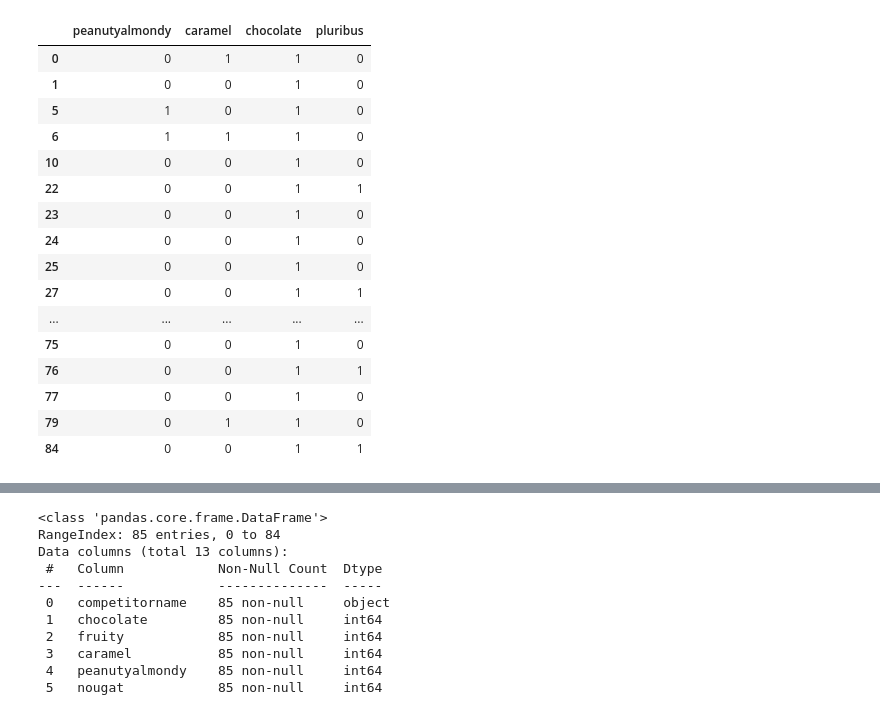
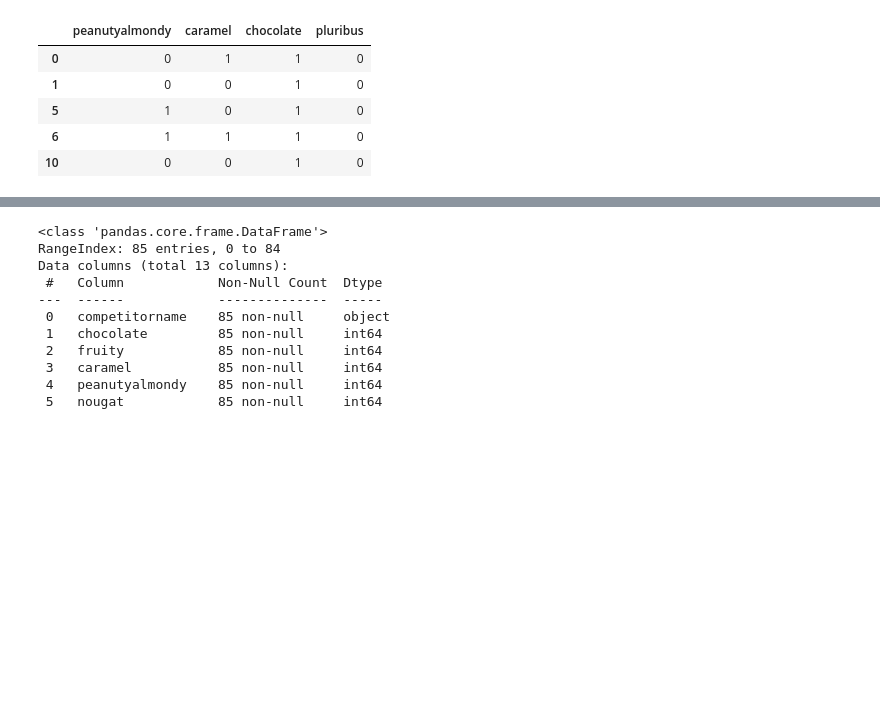
Before and after one commit to Eezzeldin/candy, a Jupyter notebook: candy_priceElasticity.ipynb, the cells around one changed output, grey strips where cells are left out. Drawn from its saved outputs; the diff is of its cells as text; code cells hidden in the pictures; blank space fills up the shorter version.

```diff
--- a/candy_priceElasticity.ipynb
+++ b/candy_priceElasticity.ipynb
@@ -68,21 +49,10 @@ data [c] [['fruity', 'pluribus', 'hard'] ]
 # %%
 c = data ["chocolate"] == 1
-data [c] [['peanutyalmondy', 'caramel', 'chocolate', 'pluribus'] ]
+data [c] [['peanutyalmondy', 'caramel', 'chocolate', 'pluribus'] ].head()
 # %% [output]
 |  | peanutyalmondy | caramel | chocolate | pluribus |
 | 0 | 0 | 1 | 1 | 0 |
 | 1 | 0 | 0 | 1 | 0 |
 | 5 | 1 | 0 | 1 | 0 |
 | 6 | 1 | 1 | 1 | 0 |
 | 10 | 0 | 0 | 1 | 0 |
-| 22 | 0 | 0 | 1 | 1 |
-| 23 | 0 | 0 | 1 | 0 |
-| 24 | 0 | 0 | 1 | 0 |
-| 25 | 0 | 0 | 1 | 0 |
-| 27 | 0 | 0 | 1 | 1 |
-| ... | ... | ... | ... | ... |
-| 75 | 0 | 0 | 1 | 0 |
-| 76 | 0 | 0 | 1 | 1 |
-| 77 | 0 | 0 | 1 | 0 |
-| 79 | 0 | 1 | 1 | 0 |
-| 84 | 0 | 0 | 1 | 1 |
```
Also changed, not shown: parts of 22 cells of this notebook.
